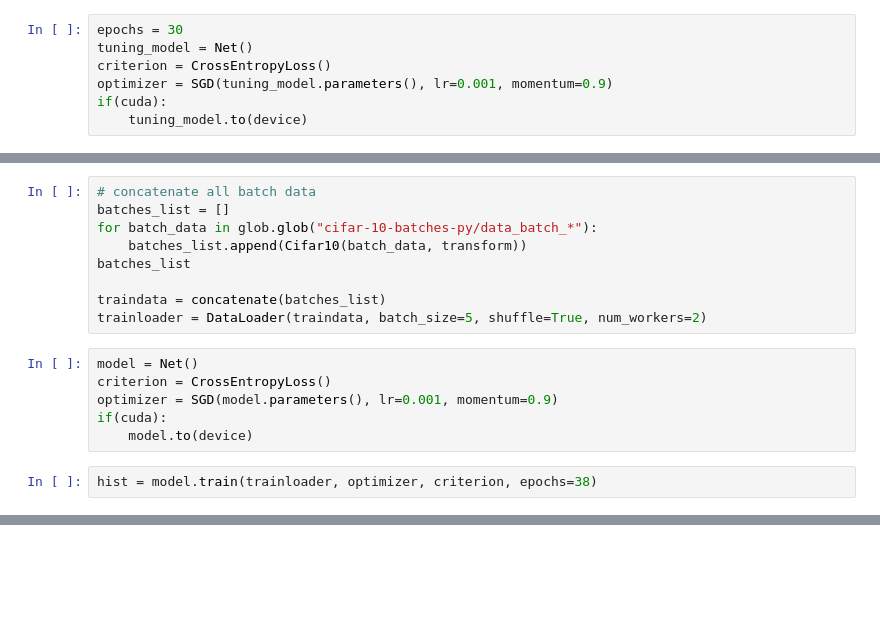
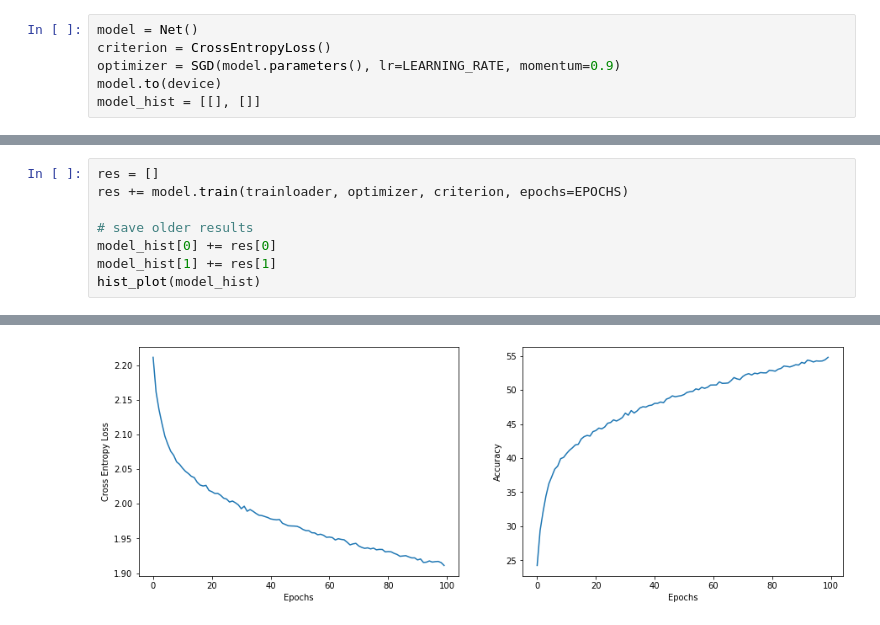
Before and after one commit to MohamadRezaei0/Cifar10-classification-mlp-pytorch, a Jupyter notebook: project2.ipynb, the cells around one changed output, grey strips where cells are left out. Drawn from its saved outputs; the diff is of its cells as text; blank space fills up the shorter version.

```diff
--- a/project2.ipynb
+++ b/project2.ipynb
@@ -35,7 +186,6 @@ device(type='cuda')
 # %%
-epochs = 30
-tuning_model = Net()
+model = Net()
 criterion = CrossEntropyLoss()
-optimizer = SGD(tuning_model.parameters(), lr=0.001, momentum=0.9)
-if(cuda):
-    tuning_model.to(device)
+optimizer = SGD(model.parameters(), lr=LEARNING_RATE, momentum=0.9)
+model.to(device)
+model_hist = [[], []]
@@ -74,17 +191,0 @@ Accuracy of the network on the 10000 test images: 48 %
-# %%
-# concatenate all batch data
-batches_list = []
-for batch_data in glob.glob("cifar-10-batches-py/data_batch_*"):
-    batches_list.append(Cifar10(batch_data, transform))
-batches_list
-
-traindata = concatenate(batches_list)
-trainloader = DataLoader(traindata, batch_size=5, shuffle=True, num_workers=2)
-# %%
-model = Net()
-criterion = CrossEntropyLoss()
-optimizer = SGD(model.parameters(), lr=0.001, momentum=0.9)
-if(cuda):
-    model.to(device)
-# %%
-hist = model.train(trainloader, optimizer, criterion, epochs=38)
@@ -116,0 +192,9 @@ Text(0.5, 1.0, '50,000 data training')
+# %%
+res = []
+res += model.train(trainloader, optimizer, criterion, epochs=EPOCHS)
+
+# save older results
+model_hist[0] += res[0]
+model_hist[1] += res[1]
+hist_plot(model_hist)
+# %% [output]
@@ -116,0 +218 @@ Text(0.5, 1.0, '50,000 data training')
+[figure, added]
```
Also changed, not shown: parts of 25 cells of this notebook, 3 other files.
